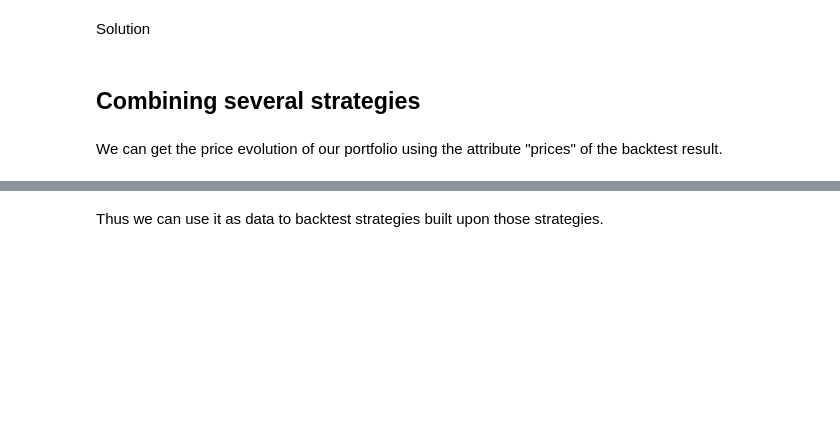
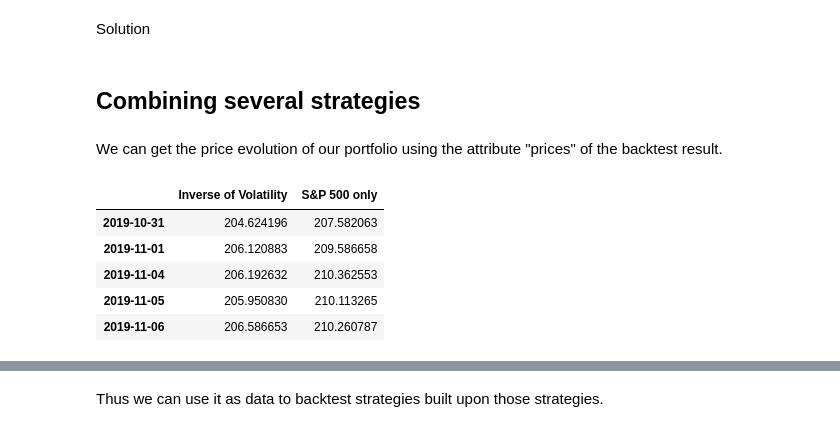
Before and after one commit to nicolasmauhe/computational_finance, a Jupyter notebook: course.ipynb, the cells around one changed output, grey strips where cells are left out. Drawn from its saved outputs; the diff is of its cells as text; code cells hidden in the pictures; blank space fills up the shorter version.

```diff
--- a/course.ipynb
+++ b/course.ipynb
@@ -322,17 +454,3 @@ Exercise 5 :
 2. Compare this strategy to the S & P Index (run both of them at the same time).
 # %% [markdown]
 Solution
-# %%
-s_random = bt.Strategy('Random 10',
-                       [bt.algos.RunMonthly(),
-                       bt.algos.SelectRandomly(10),
-                       bt.algos.WeighEqually(),
-                       bt.algos.Rebalance()])
-
-b_random = bt.Backtest(s_random, data)
-
-result = bt.run(b_random, b_sp500)
-
-result.set_riskfree_rate(riskfree_rate)
-result.plot()
-result.display()
@@ -345,18 +459,3 @@ Exercise 6 :
 We want to code an algorithm that follow a simple strategy : only invest in the 5 securities that have the highest return, every month, among our list of famous US securities. Write the strategy, and compare it to the random strategy and the S & P index. Did we beat the market ?
 # %% [markdown]
 Solution
-# %%
-s_best = bt.Strategy('Best 5',
-                       [bt.algos.RunMonthly(),
-                       bt.algos.SelectAll(),
-                       bt.algos.SelectMomentum(5, lookback=pd.DateOffset(months=3)),
-                       bt.algos.WeighEqually(),
-                       bt.algos.Rebalance()])
-
-b_best = bt.Backtest(s_best, data)
-
-result = bt.run(b_random, b_best, b_sp500)
-
-result.set_riskfree_rate(riskfree_rate)
-result.plot()
-result.display()
@@ -580,7 +773,14 @@ Solution
 We can get the price evolution of our portfolio using the attribute "prices" of the backtest result.
 # %%
 result = bt.run(b_inv, b_sp500)
-result.prices.head()
+result.prices.tail()
+# %% [output]
+|  | Inverse of Volatility | S&P 500 only |
+| 2019-10-31 | 204.624196 | 207.582063 |
+| 2019-11-01 | 206.120883 | 209.586658 |
+| 2019-11-04 | 206.192632 | 210.362553 |
+| 2019-11-05 | 205.950830 | 210.113265 |
+| 2019-11-06 | 206.586653 | 210.260787 |
 # %%
 result.prices.plot(figsize = (15, 5))
 result.plot()
```
Also changed, not shown: parts of 77 cells of this notebook.
